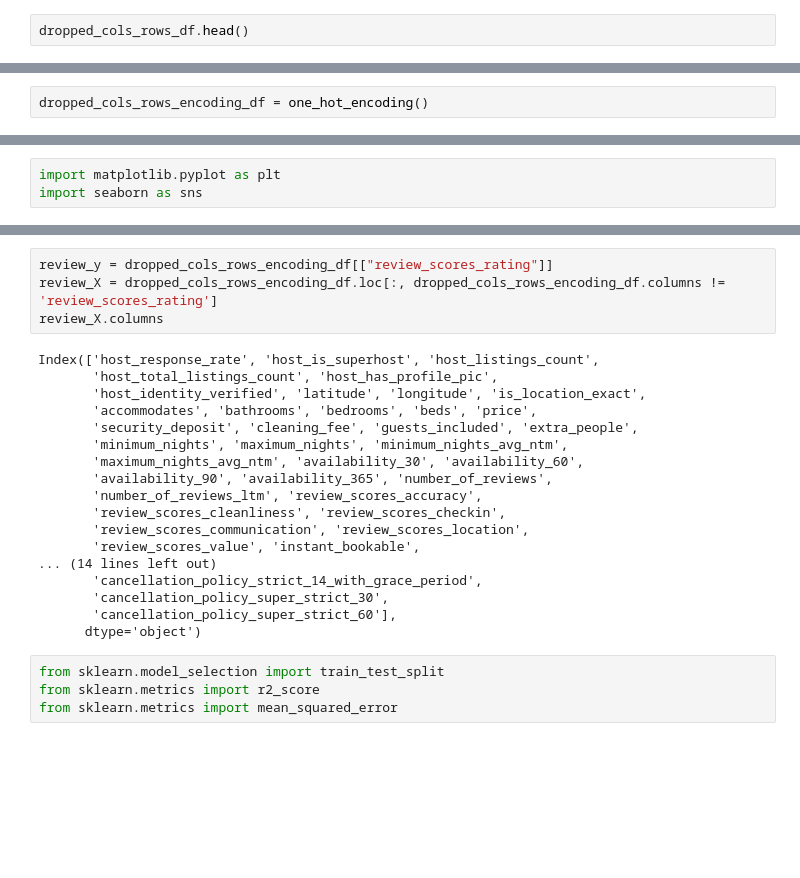
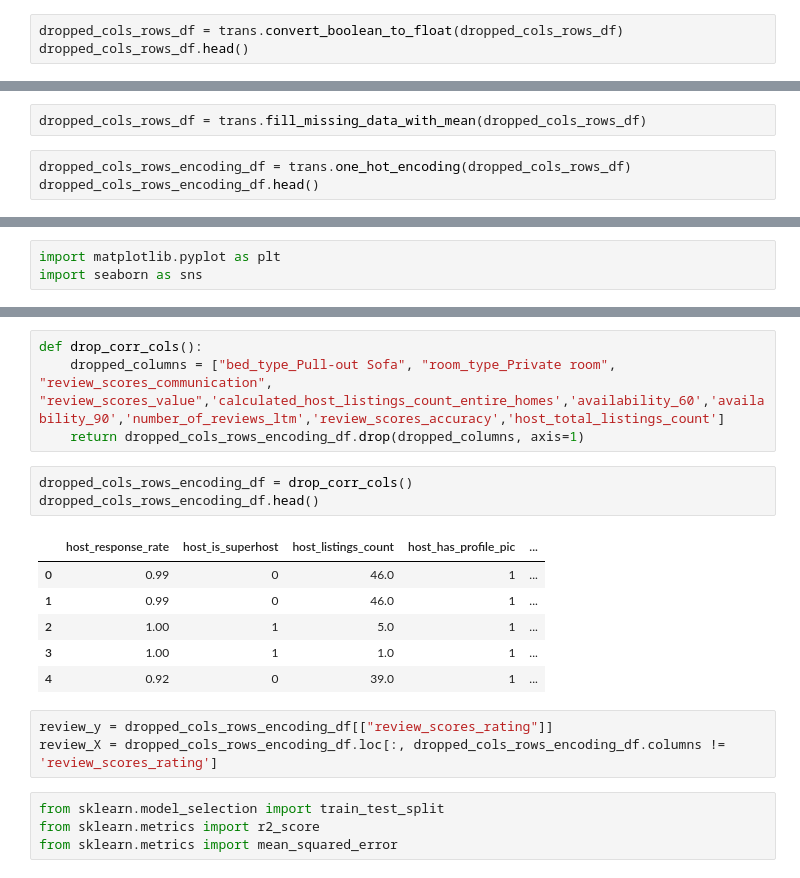
Before and after one commit to data-guild/airbnb-ml, a Jupyter notebook: notebooks/airbnb-bacelona-cindy.ipynb, the cells around one changed output, grey strips where cells are left out. Drawn from its saved outputs; the diff is of its cells as text; blank space fills up the shorter version.

```diff
--- a/notebooks/airbnb-bacelona-cindy.ipynb
+++ b/notebooks/airbnb-bacelona-cindy.ipynb
@@ -107,4 +54,5 @@ def convert_col_with_value_to_one(df, col):
 # %%
+dropped_cols_rows_df = trans.convert_boolean_to_float(dropped_cols_rows_df)
 dropped_cols_rows_df.head()
 # %% [output]
 |  | host_response_time | host_response_rate | host_is_superhost | host_listings_count | host_total_listings_count | ... |
@@ -139,2 +66,5 @@ def one_hot_encoding():
+# %%
+dropped_cols_rows_df = trans.fill_missing_data_with_mean(dropped_cols_rows_df)
 # %%
-dropped_cols_rows_encoding_df = one_hot_encoding()
+dropped_cols_rows_encoding_df = trans.one_hot_encoding(dropped_cols_rows_df)
+dropped_cols_rows_encoding_df.head()
@@ -153,25 +94,20 @@ import seaborn as sns
+# %%
+def drop_corr_cols():
+    dropped_columns = ["bed_type_Pull-out Sofa", "room_type_Private room", "review_scores_communication", "review_scores_value",'calculated_host_listings_count_entire_homes','availability_60','availability_90','number_of_reviews_ltm','review_scores_accuracy','host_total_listings_count']
+    return dropped_cols_rows_encoding_df.drop(dropped_columns, axis=1)
+# %%
+dropped_cols_rows_encoding_df = drop_corr_cols()
+dropped_cols_rows_encoding_df.head()
+# %% [output]
+|  | host_response_rate | host_is_superhost | host_listings_count | host_has_profile_pic | ... |
+| 0 | 0.99 | 0 | 46.0 | 1 | ... |
+| 1 | 0.99 | 0 | 46.0 | 1 | ... |
+| 2 | 1.00 | 1 | 5.0 | 1 | ... |
+| 3 | 1.00 | 1 | 1.0 | 1 | ... |
+| 4 | 0.92 | 0 | 39.0 | 1 | ... |
 # %%
 review_y = dropped_cols_rows_encoding_df[["review_scores_rating"]]
 review_X = dropped_cols_rows_encoding_df.loc[:, dropped_cols_rows_encoding_df.columns != 'review_scores_rating']
-review_X.columns
-# %% [output]
-Index(['host_response_rate', 'host_is_superhost', 'host_listings_count',
-       'host_total_listings_count', 'host_has_profile_pic',
-       'host_identity_verified', 'latitude', 'longitude', 'is_location_exact',
-       'accommodates', 'bathrooms', 'bedrooms', 'beds', 'price',
-       'security_deposit', 'cleaning_fee', 'guests_included', 'extra_people',
-       'minimum_nights', 'maximum_nights', 'minimum_nights_avg_ntm',
-       'maximum_nights_avg_ntm', 'availability_30', 'availability_60',
-       'availability_90', 'availability_365', 'number_of_reviews',
-       'number_of_reviews_ltm', 'review_scores_accuracy',
-       'review_scores_cleanliness', 'review_scores_checkin',
-       'review_scores_communication', 'review_scores_location',
-       'review_scores_value', 'instant_bookable',
-... (14 lines left out)
-       'cancellation_policy_strict_14_with_grace_period',
-       'cancellation_policy_super_strict_30',
-       'cancellation_policy_super_strict_60'],
-      dtype='object')
 # %%
 from sklearn.model_selection import train_test_split
 from sklearn.metrics import r2_score
```
Also changed, not shown: parts of 34 cells of this notebook, 1 other file.
